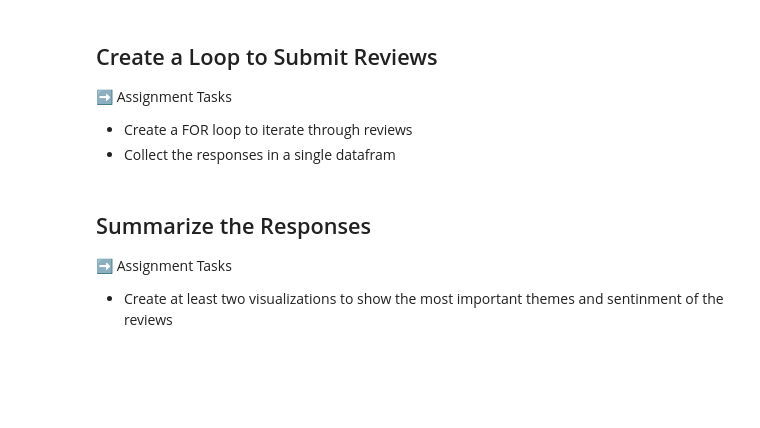
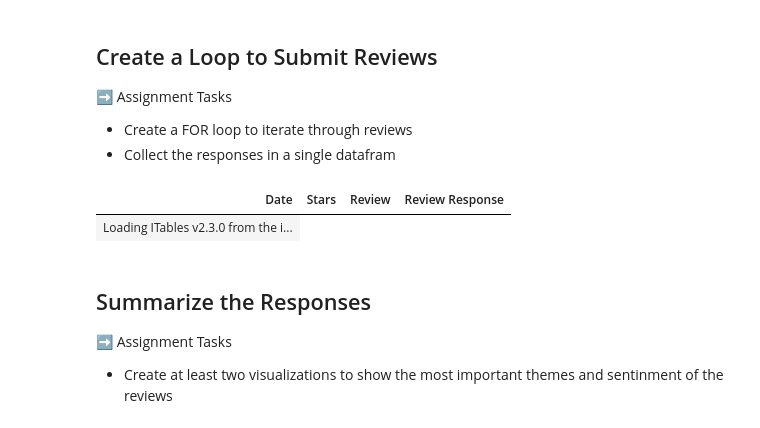
Before and after one commit to matiasarmesto/businessanalytics, a Jupyter notebook: Labs/Scripts/lab_14_megatelco_reviews.ipynb, the cells around one changed output. Drawn from its saved outputs; the diff is of its cells as text; code cells hidden in the pictures; blank space fills up the shorter version.

```diff
--- a/Labs/Scripts/lab_14_megatelco_reviews.ipynb
+++ b/Labs/Scripts/lab_14_megatelco_reviews.ipynb
@@ -27,8 +65,8 @@ from itables import show
 - Click Get API Key
 - Copy the key into the space below  (replace all of the pound/hash characters)
 # %%
-palm.configure(api_key="####################") # Replace with your API Key
-model = genai.GenerativeModel('models/gemini-1.5-pro-latest')
+palm.configure(api_key='AIzaSyAUH67oHngbY9ONQKJ8W5iOaWE245ZDlG4') # Replace with your API Key
+model = genai.GenerativeModel('models/gemini-2.0-flash-lite')
 # %% [markdown]
 ##Get Reviews
 # %%
@@ -77,3 +128,19 @@ print(response.candidates[0].content.parts[0].text)
+# %%
+#loop and collect responses
+responses = []
+for review in df['Review']:
+  prompt = "Summarize the sentiment and most important points in the following user review for a phone company named Megatelco. Format the output in a table. "
+  prompt = prompt + review
+  response = model.generate_content(prompt)
+  responses.append(response.candidates[0].content.parts[0].text)
+  time.sleep(2) #pause so it doesnt overload
+#new dataframe
+response_df = pd.DataFrame({'Review Response': responses})
+df = pd.concat([df, response_df], axis=1)
+show(df)
+# %% [output]
+| Date | Stars | Review | Review Response |
+| Loading ITables v2.3.0 from the i... |
 # %% [markdown]
 ## Summarize the Responses
 
```
Also changed, not shown: parts of 7 cells of this notebook.
